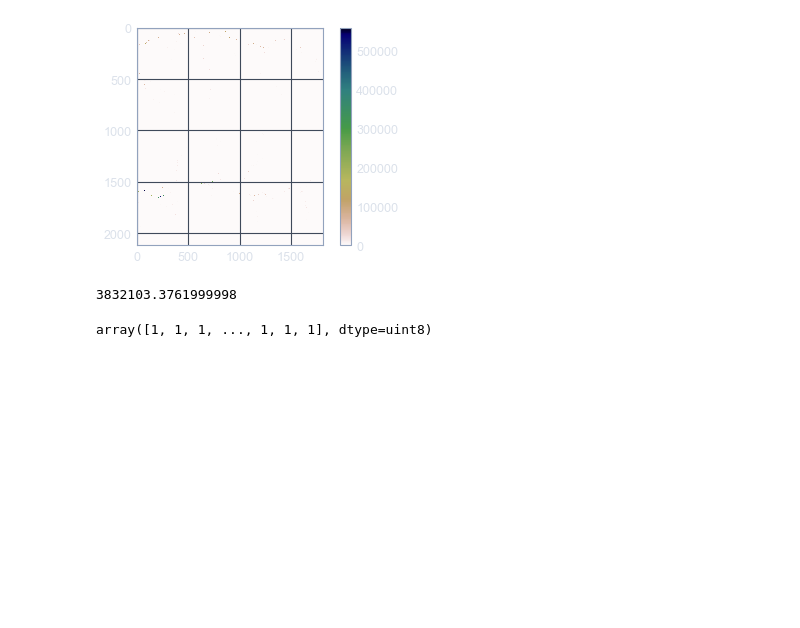
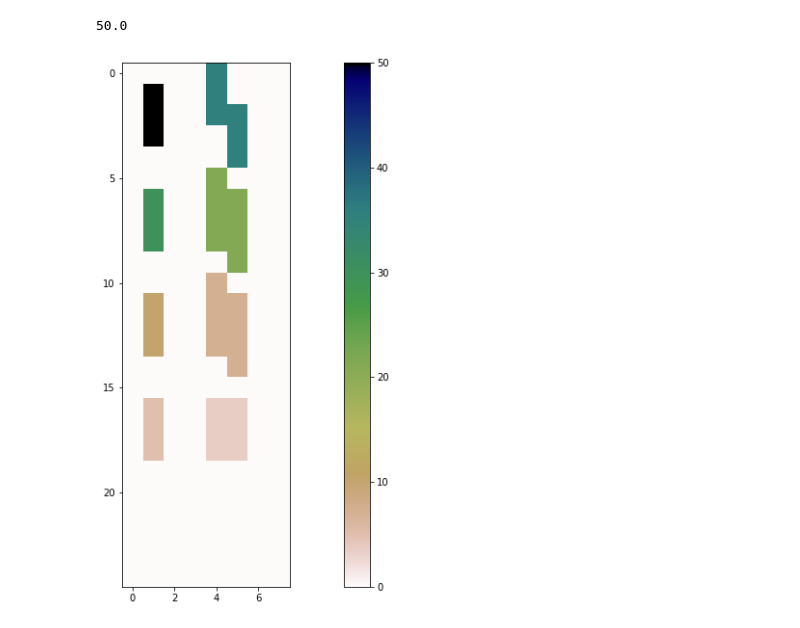
Before and after one commit to Simon-JW/slope_area_relations, a Jupyter notebook: slope_area_MFD_8.ipynb, the cells around one changed output. Drawn from its saved outputs; the diff is of its cells as text; code cells hidden in the pictures; blank space fills up the shorter version.

```diff
--- a/slope_area_MFD_8.ipynb
+++ b/slope_area_MFD_8.ipynb
@@ -86,5 +94,5 @@ input_DEM = np.array([[10, 10, 100, 100, 100, 100, 100, 100, 100],
 # %%
-input_DEM = np.array([[100, 100, 100, 100, 100, 100, 100, 100, 100],
+f = np.array([[100, 90, 80, 80, 80, 80, 80, 90, 100],
                       [90, 80, 70, 50, 30, 50, 70, 80, 90],
                       [80, 60, 40, 30, 20, 30, 40, 60, 80],
                       [70, 55, 35, 25, 0, 25, 35, 55, 70],
@@ -93,3 +101,5 @@ input_DEM = np.array([[100, 100, 100, 100, 100, 100, 100, 100, 100],
                       [40, 25, 10, 7, 0, 7, 10, 25, 40],
                       [30, 15,  5, 4, 1,  4,  5, 15, 30],
                       [20,  5, 3,  3, 2,  3,  3,  5, 20]], dtype = 'Float64')
+# %%
+input_DEM = np.flip(f, 0)
@@ -340,7 +338,7 @@ cols = flow_acc_surf.shape[1];
 mg = RasterModelGrid((rows,cols), 1);
 z1 = mg.add_field('topographic__elevation', flow_acc_surf, at = 'node');
 # %%
-mg.set_watershed_boundary_condition(z1)
+#mg.set_watershed_boundary_condition(z1)
 # %%
 imshow_grid(mg, mg.status_at_node, color_for_closed='blue')
 # %% [output]
@@ -393,16 +397,13 @@ test = catchment_area - sca
+# %%
+np.amax(tss)
+# %% [output]
+50.0
 # %%
-plt.imshow(test, cmap="gist_earth_r");
+plt.figure(figsize=(20,10))
+plt.imshow(tss, cmap="gist_earth_r");
 plt.colorbar();
 # %% [output]
-[figure, old version]
+[figure, new version]
-# %%
-round(sum(mg.at_node['drainage_area'][mg.boundary_nodes]), 4)
-# %% [output]
-3832103.3761999998
-# %%
-mg.status_at_node
-# %% [output]
-array([1, 1, 1, ..., 1, 1, 1], dtype=uint8)
 # %%
 specific_catchment_area = calculate_specific_catchment_area(direction_list)
 specific_catchment_dict = {}
```
Also changed, not shown: parts of 24 cells of this notebook, 10 other files.
